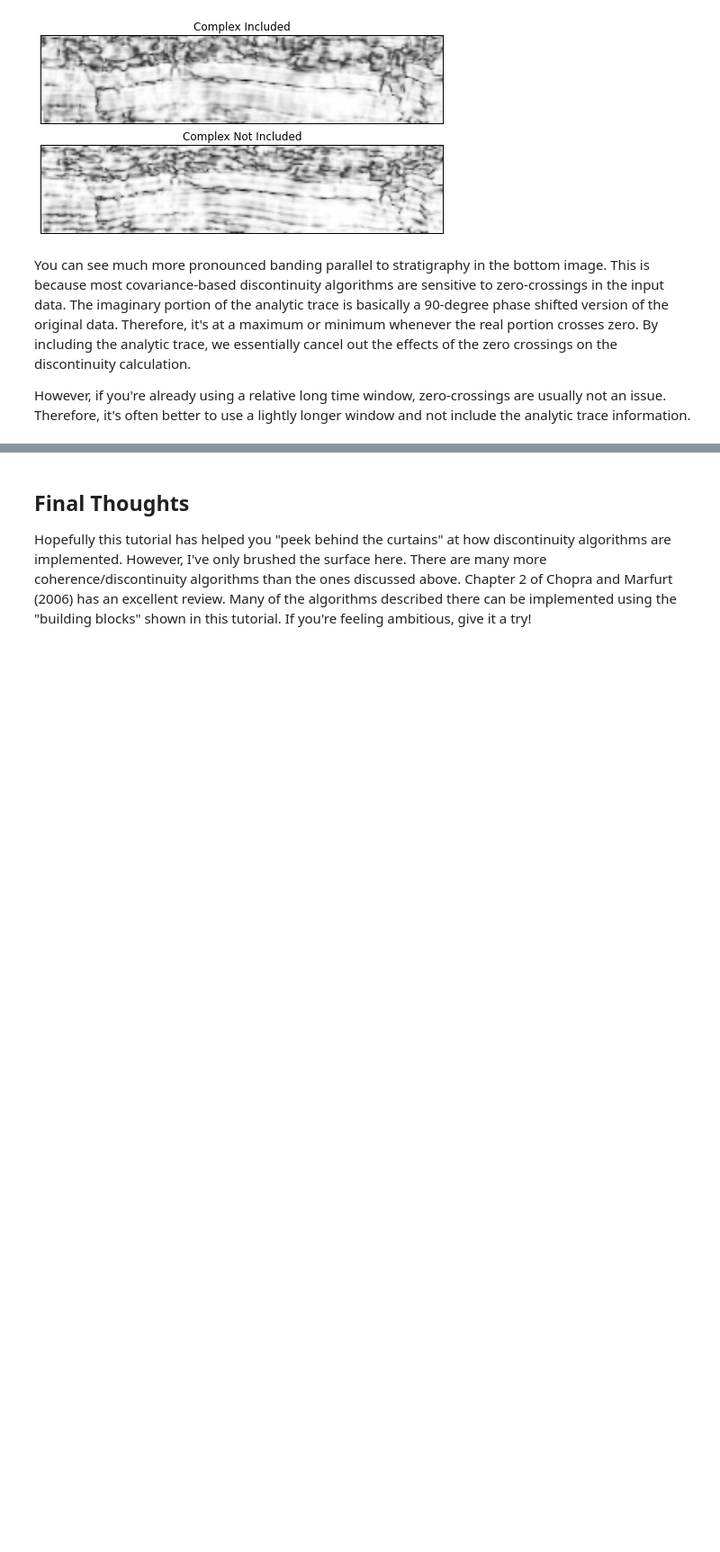
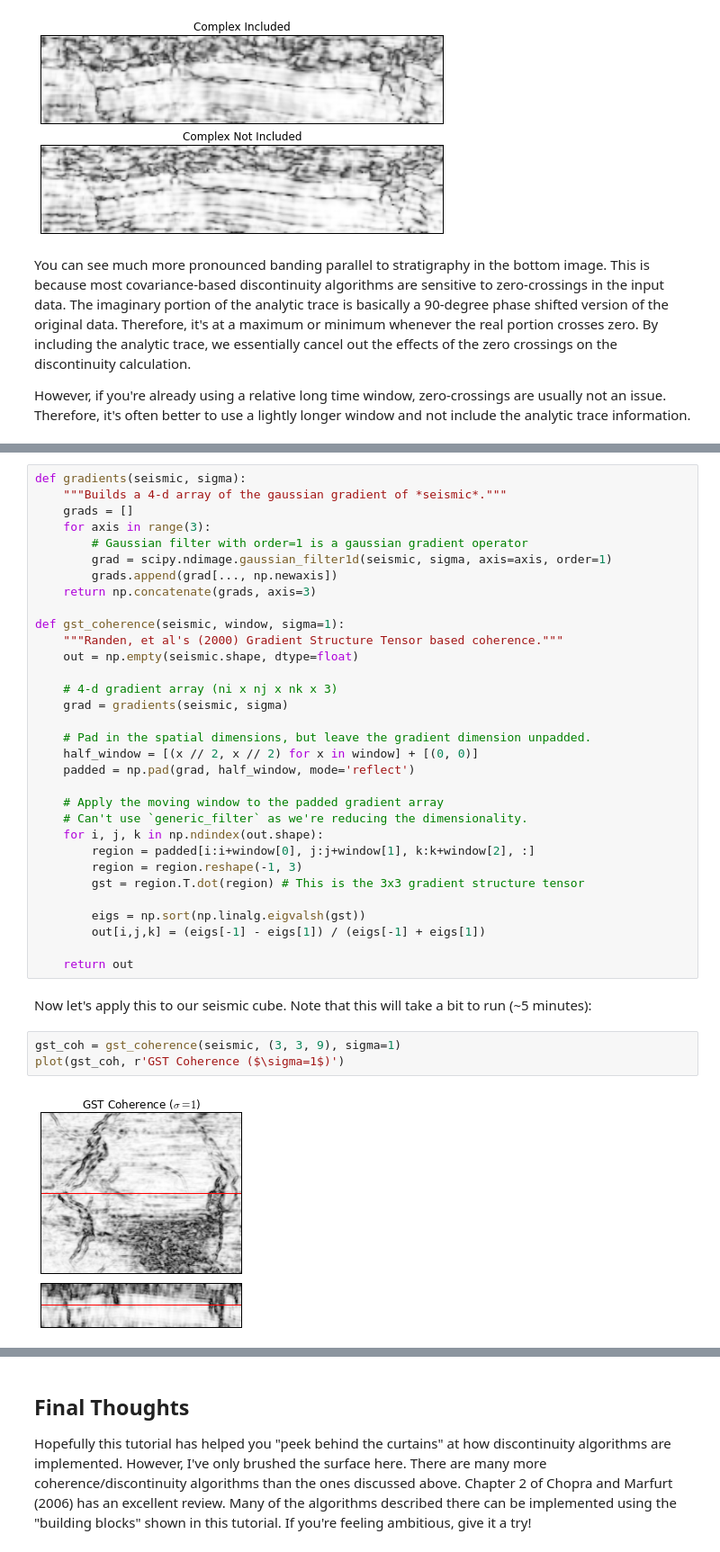
Before and after one commit to seg/tutorials, a Jupyter notebook: 1512_Semblance_coherence_and_discontinuity/Discontinuity_tutorial.ipynb, the cells around one changed output, grey strips where cells are left out. Shown at 90% size. Drawn from its saved outputs; the diff is of its cells as text; blank space fills up the shorter version.

Commit message:
Added section on GST and window size

```diff
--- a/1512_Semblance_coherence_and_discontinuity/Discontinuity_tutorial.ipynb
+++ b/1512_Semblance_coherence_and_discontinuity/Discontinuity_tutorial.ipynb
@@ -495,0 +499,39 @@ def vary_xwin(xwin, zwin=9):
+# %%
+def gradients(seismic, sigma):
+    """Builds a 4-d array of the gaussian gradient of *seismic*."""
+    grads = []
+    for axis in range(3):
+        # Gaussian filter with order=1 is a gaussian gradient operator
+        grad = scipy.ndimage.gaussian_filter1d(seismic, sigma, axis=axis, order=1)
+        grads.append(grad[..., np.newaxis])
+    return np.concatenate(grads, axis=3)
+
+def gst_coherence(seismic, window, sigma=1):
+    """Randen, et al's (2000) Gradient Structure Tensor based coherence."""
+    out = np.empty(seismic.shape, dtype=float)
+
+    # 4-d gradient array (ni x nj x nk x 3)
+    grad = gradients(seismic, sigma)
+
+    # Pad in the spatial dimensions, but leave the gradient dimension unpadded.
+    half_window = [(x // 2, x // 2) for x in window] + [(0, 0)]
+    padded = np.pad(grad, half_window, mode='reflect')
+
+    # Apply the moving window to the padded gradient array
+    # Can't use `generic_filter` as we're reducing the dimensionality.
+    for i, j, k in np.ndindex(out.shape):
+        region = padded[i:i+window[0], j:j+window[1], k:k+window[2], :]
+        region = region.reshape(-1, 3)
+        gst = region.T.dot(region) # This is the 3x3 gradient structure tensor
+
+        eigs = np.sort(np.linalg.eigvalsh(gst))
+        out[i,j,k] = (eigs[-1] - eigs[1]) / (eigs[-1] + eigs[1])
+
+    return out
+# %% [markdown]
+Now let's apply this to our seismic cube. Note that this will take a bit to run (~5 minutes):
+# %%
+gst_coh = gst_coherence(seismic, (3, 3, 9), sigma=1)
+plot(gst_coh, r'GST Coherence ($\sigma=1$)')
+# %% [output]
+[figure, added]
```
Also changed, not shown: parts of 27 cells of this notebook.
